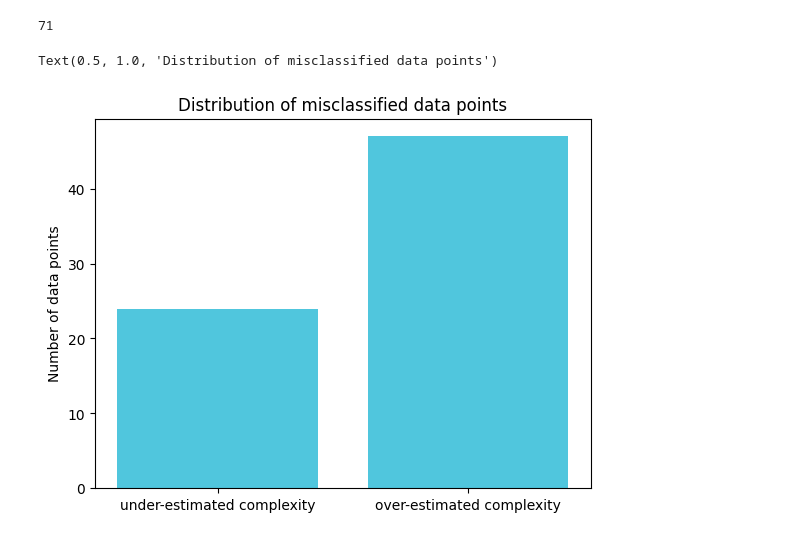
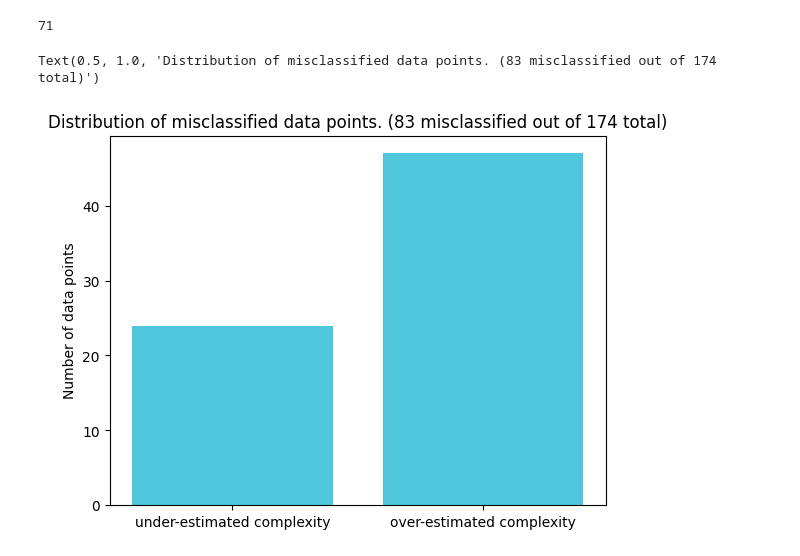
Before and after one commit to BaeHenryS/ComplexityNet, a Jupyter notebook: fine_tuning_openai.ipynb, the cells around one changed output. Saved outputs shown, nothing was run; the diff lists cells and outputs as text; code cells hidden in the pictures.

```diff
--- a/fine_tuning_openai.ipynb
+++ b/fine_tuning_openai.ipynb
@@ -76,12 +76,14 @@ ft_model_227 = "ft:davinci-002:personal::8PDrsEuQ"
 ft_model_116 = "ft:davinci-002:personal::8PE3QUj9"
 # %%
 ft_model_800_3epoch = "ft:davinci-002:personal::8PEU8rbO"
+# %%
+ft_model_2 = "ft:davinci-002:cs242::8Q41fg88"
 # %%
-# ft_model = ft_model_800_3epoch
+ft_model = ft_model_2
 # %%
 import json
 
-input_file_path = "./mbpp_completion_3classes_test.jsonl"
+input_file_path = "./mbpp_completion2_3classes_test.jsonl"
 
 with open(input_file_path, 'r') as file:
     # Extract the 'prompt' field from each JSON object in the file and collect them into a list
@@ -207,11 +248,11 @@ len(df) - (df["ft_correctness"].sum())
 # %%
 import matplotlib.pyplot as plt
 plt.bar(["under-estimated complexity", "over-estimated complexity"], [under_estimation_count, over_estimation_count], color="#50c6dd")
 plt.ylabel("Number of data points")
-plt.title("Distribution of misclassified data points")
+plt.title("Distribution of misclassified data points. (83 misclassified out of 174 total)")
 # %% [output]
-Text(0.5, 1.0, 'Distribution of misclassified data points')
+Text(0.5, 1.0, 'Distribution of misclassified data points. (83 misclassified out of 174 total)')
-[figure, old version]
+[figure, new version]
 # %%
 # ft_model_dav2_res = ft_model_res
 # %%
```
Also changed, not shown: parts of 11 cells of this notebook, 14 other files.
